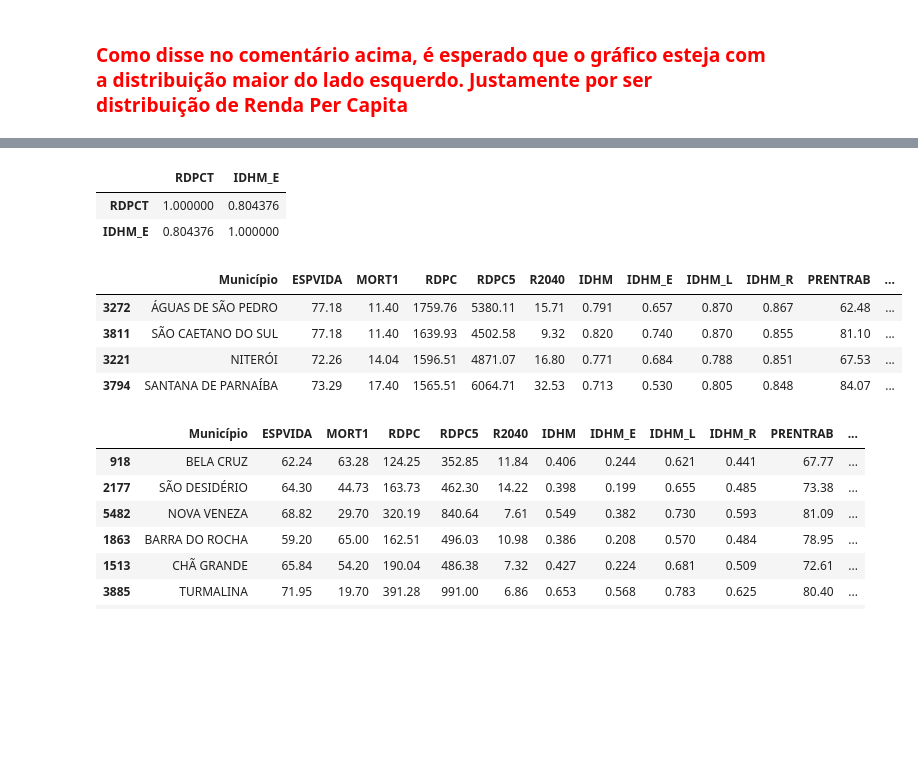
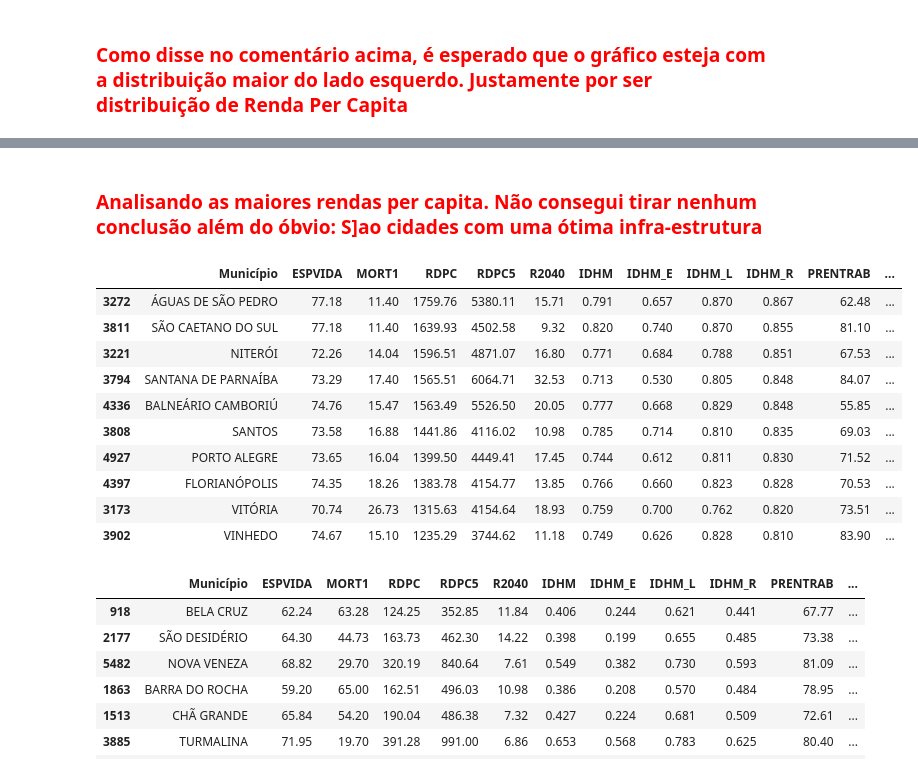
Before and after one commit to EmersonFranca/IDH_Atlas, a Jupyter notebook: Analise_Exploratoria/1_Analise_Exploratoria.ipynb, the cells around one changed output, grey strips where cells are left out. Drawn from its saved outputs; the diff is of its cells as text; code cells hidden in the pictures; blank space fills up the shorter version.

```diff
--- a/Analise_Exploratoria/1_Analise_Exploratoria.ipynb
+++ b/Analise_Exploratoria/1_Analise_Exploratoria.ipynb
@@ -189,19 +189,21 @@ Text(0.5, 0, 'Renda per Capita - RDPC em (R$)')
-# %%
-dfIDH_2000[['RDPC','IDHM_E']].corr()
-# %% [output]
-|  | RDPCT | IDHM_E |
-| RDPCT | 1.000000 | 0.804376 |
-| IDHM_E | 0.804376 | 1.000000 |
+# %% [markdown]
+### <font color = 'red'> Analisando as maiores rendas per capita. Não consegui tirar nenhum conclusão além do óbvio: S]ao cidades com uma ótima infra-estrutura  </font>
 # %%
 colunas = ['Município','ESPVIDA','MORT1','RDPC','RDPC5','R2040','IDHM','IDHM_E', 'IDHM_L','IDHM_R', 'PRENTRAB','pesotot','T_AGUA','AGUA_ESGOTO','REN0',
            'REN1','REN2','REN3','PMPOB']
-dfIDH_2000[colunas].sort_values(by='RDPC', ascending=False).head(4)
+dfIDH_2000[colunas].sort_values(by='RDPC', ascending=False).head(10)
 # %% [output]
 |  | Município | ESPVIDA | MORT1 | RDPC | RDPC5 | R2040 | IDHM | IDHM_E | IDHM_L | IDHM_R | PRENTRAB | ... |
 | 3272 | ÁGUAS DE SÃO PEDRO | 77.18 | 11.40 | 1759.76 | 5380.11 | 15.71 | 0.791 | 0.657 | 0.870 | 0.867 | 62.48 | ... |
 | 3811 | SÃO CAETANO DO SUL | 77.18 | 11.40 | 1639.93 | 4502.58 | 9.32 | 0.820 | 0.740 | 0.870 | 0.855 | 81.10 | ... |
 | 3221 | NITERÓI | 72.26 | 14.04 | 1596.51 | 4871.07 | 16.80 | 0.771 | 0.684 | 0.788 | 0.851 | 67.53 | ... |
 | 3794 | SANTANA DE PARNAÍBA | 73.29 | 17.40 | 1565.51 | 6064.71 | 32.53 | 0.713 | 0.530 | 0.805 | 0.848 | 84.07 | ... |
+| 4336 | BALNEÁRIO CAMBORIÚ | 74.76 | 15.47 | 1563.49 | 5526.50 | 20.05 | 0.777 | 0.668 | 0.829 | 0.848 | 55.85 | ... |
+| 3808 | SANTOS | 73.58 | 16.88 | 1441.86 | 4116.02 | 10.98 | 0.785 | 0.714 | 0.810 | 0.835 | 69.03 | ... |
+| 4927 | PORTO ALEGRE | 73.65 | 16.04 | 1399.50 | 4449.41 | 17.45 | 0.744 | 0.612 | 0.811 | 0.830 | 71.52 | ... |
+| 4397 | FLORIANÓPOLIS | 74.35 | 18.26 | 1383.78 | 4154.77 | 13.85 | 0.766 | 0.660 | 0.823 | 0.828 | 70.53 | ... |
+| 3173 | VITÓRIA | 70.74 | 26.73 | 1315.63 | 4154.64 | 18.93 | 0.759 | 0.700 | 0.762 | 0.820 | 73.51 | ... |
+| 3902 | VINHEDO | 74.67 | 15.10 | 1235.29 | 3744.62 | 11.18 | 0.749 | 0.626 | 0.828 | 0.810 | 83.90 | ... |
 # %%
 dfIDH_2000[colunas].sample(n = 8, random_state = 25454)
 # %% [output]
```
Also changed, not shown: parts of 11 cells of this notebook.
